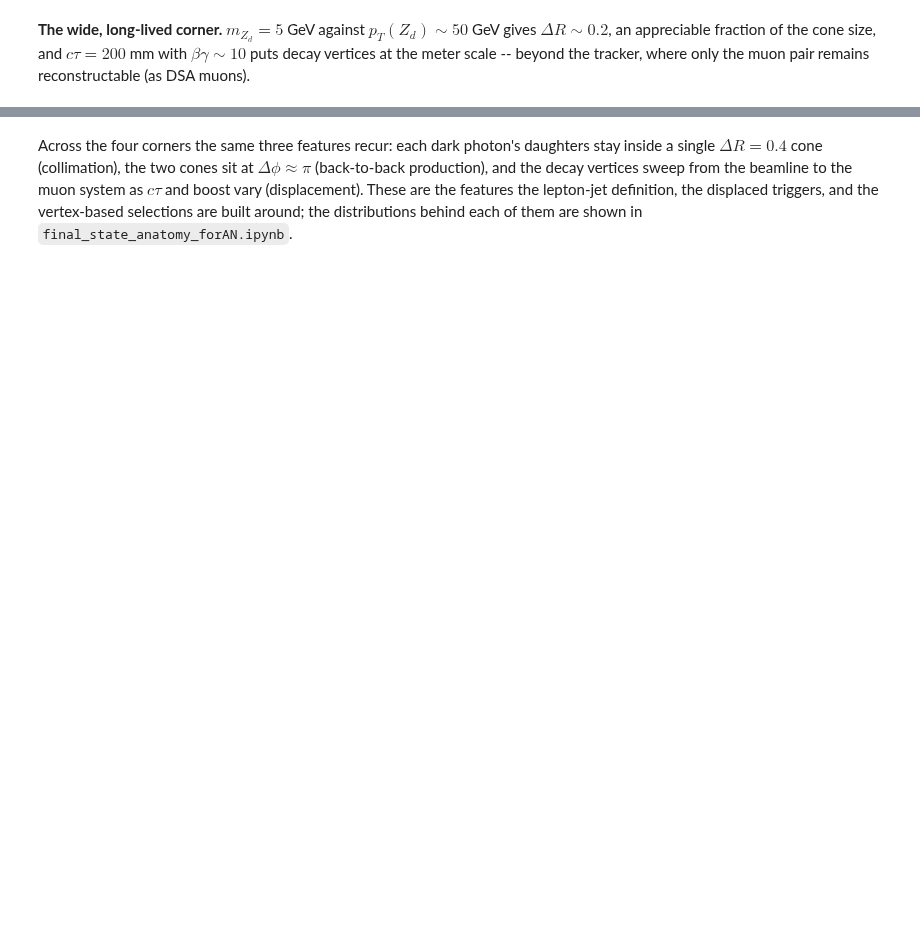
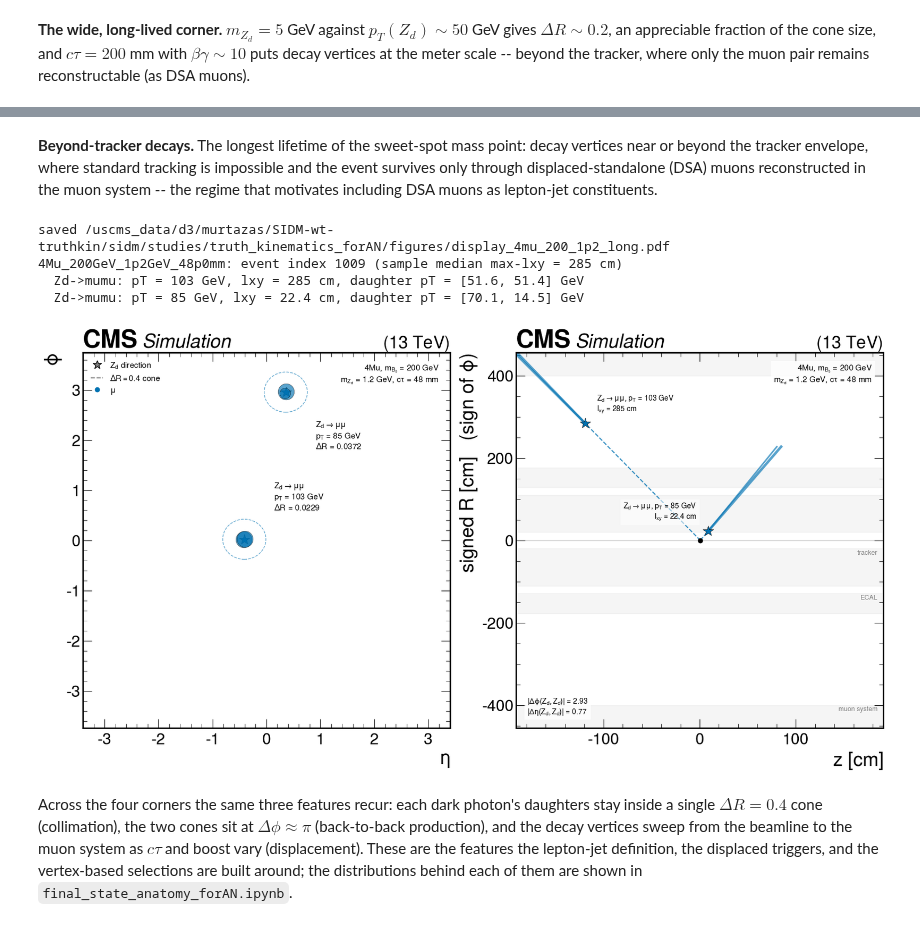
Before and after one commit to murtaza-safdari/SIDM, a Jupyter notebook: sidm/studies/truth_kinematics_forAN/event_displays_forAN.ipynb, the cells around one changed output, grey strips where cells are left out. Cells and saved outputs as stored; diff of their text form; code cells hidden in the pictures; blank space fills up the shorter version.

```diff
--- a/sidm/studies/truth_kinematics_forAN/event_displays_forAN.ipynb
+++ b/sidm/studies/truth_kinematics_forAN/event_displays_forAN.ipynb
@@ -286,2 +382,12 @@ saved /uscms_data/d3/murtazas/SIDM-wt-truthkin/sidm/studies/truth_kinematics_for
+# %% [markdown]
+**Beyond-tracker decays.** The longest lifetime of the sweet-spot mass point: decay vertices near or beyond the tracker envelope, where standard tracking is impossible and the event survives only through displaced-standalone (DSA) muons reconstructed in the muon system -- the regime that motivates including DSA muons as lepton-jet constituents.
+# %%
+rec = display("4Mu_200GeV_1p2GeV_48p0mm", "signal_4mu_v10.yaml", "display_4mu_200_1p2_long")
+# %% [output]
+saved /uscms_data/d3/murtazas/SIDM-wt-truthkin/sidm/studies/truth_kinematics_forAN/figures/display_4mu_200_1p2_long.pdf
+4Mu_200GeV_1p2GeV_48p0mm: event index 1009 (sample median max-lxy = 285 cm)
+  Zd->mumu: pT = 103 GeV, lxy = 285 cm, daughter pT = [51.6, 51.4] GeV
+  Zd->mumu: pT = 85 GeV, lxy = 22.4 cm, daughter pT = [70.1, 14.5] GeV
+[figure, added]
 # %% [markdown]
 Across the four corners the same three features recur: each dark photon's daughters stay inside a single $\Delta R = 0.4$ cone (collimation), the two cones sit at $\Delta\phi \approx \pi$ (back-to-back production), and the decay vertices sweep from the beamline to the muon system as $c\tau$ and boost vary (displacement). These are the features the lepton-jet definition, the displaced triggers, and the vertex-based selections are built around; the distributions behind each of them are shown in `final_state_anatomy_forAN.ipynb`.
```
Also changed, not shown: parts of 10 cells of this notebook.
